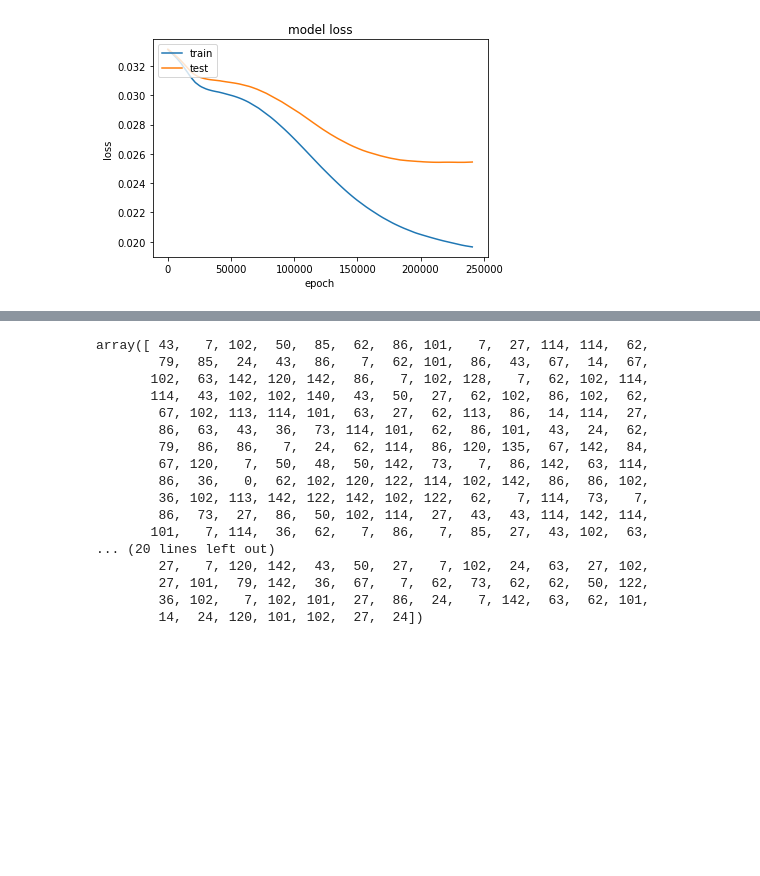
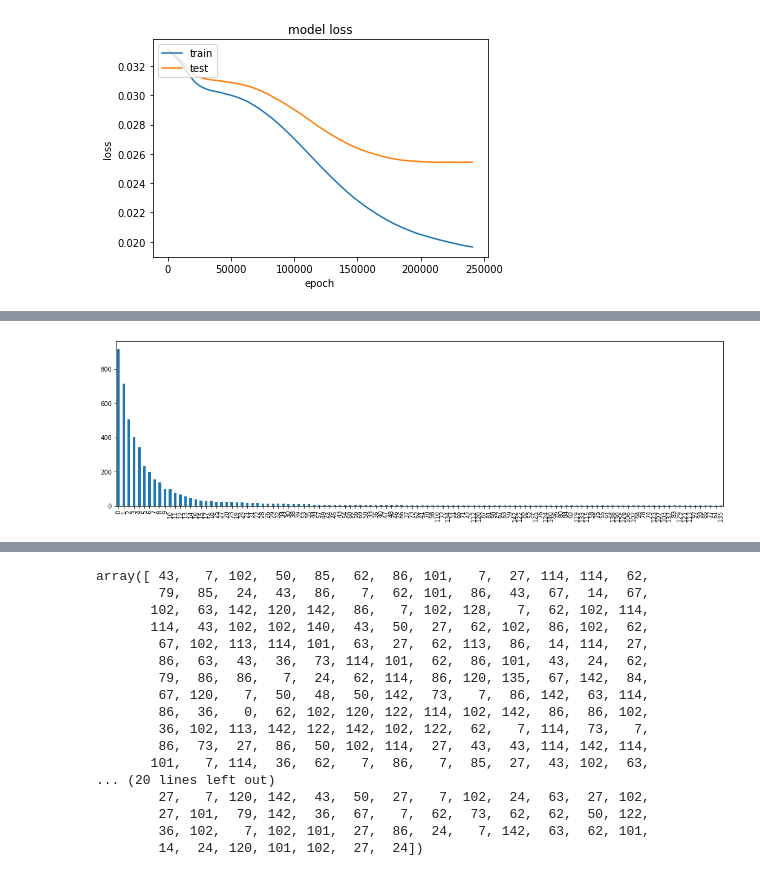
Before and after one commit to CalumF/LoL-team-embedding, a Jupyter notebook: CBoW model - esports.ipynb, the cells around one changed output, grey strips where cells are left out. Drawn from its saved outputs; the diff is of its cells as text; code cells hidden in the pictures; blank space fills up the shorter version.

```diff
--- a/CBoW model - esports.ipynb
+++ b/CBoW model - esports.ipynb
@@ -66,3 +66,8 @@ def rank_eval(y_test, y_test_hat):
     print('Average prediction rank: ' + str(np.mean(y_hat_rank)))
 
     print('No. of correct predictions: ' + str(y_hat_rank.count(0)))
+# %%
+def rank_distribution(y_test, y_test_hat):
+    y_hat_rank = [np.argwhere(np.sort(y_test_hat[i])[::-1] == y_test_hat[i,np.argmax(y_test[i])])[0][0] for i in range(len(y_test))]
+    fig, ax = plt.subplots(figsize=(18,5))
+    pd.Series(y_hat_rank).value_counts().plot(ax=ax, kind='bar')
@@ -148,3 +207,7 @@ No. of correct predictions: 38
+# %%
+rank_distribution(y_test, y_test_hat)
+# %% [output]
+[figure, added]
 # %%
 CBoW.summary()
 # %% [output]
```
Also changed, not shown: parts of 15 cells of this notebook, 8 other files.
